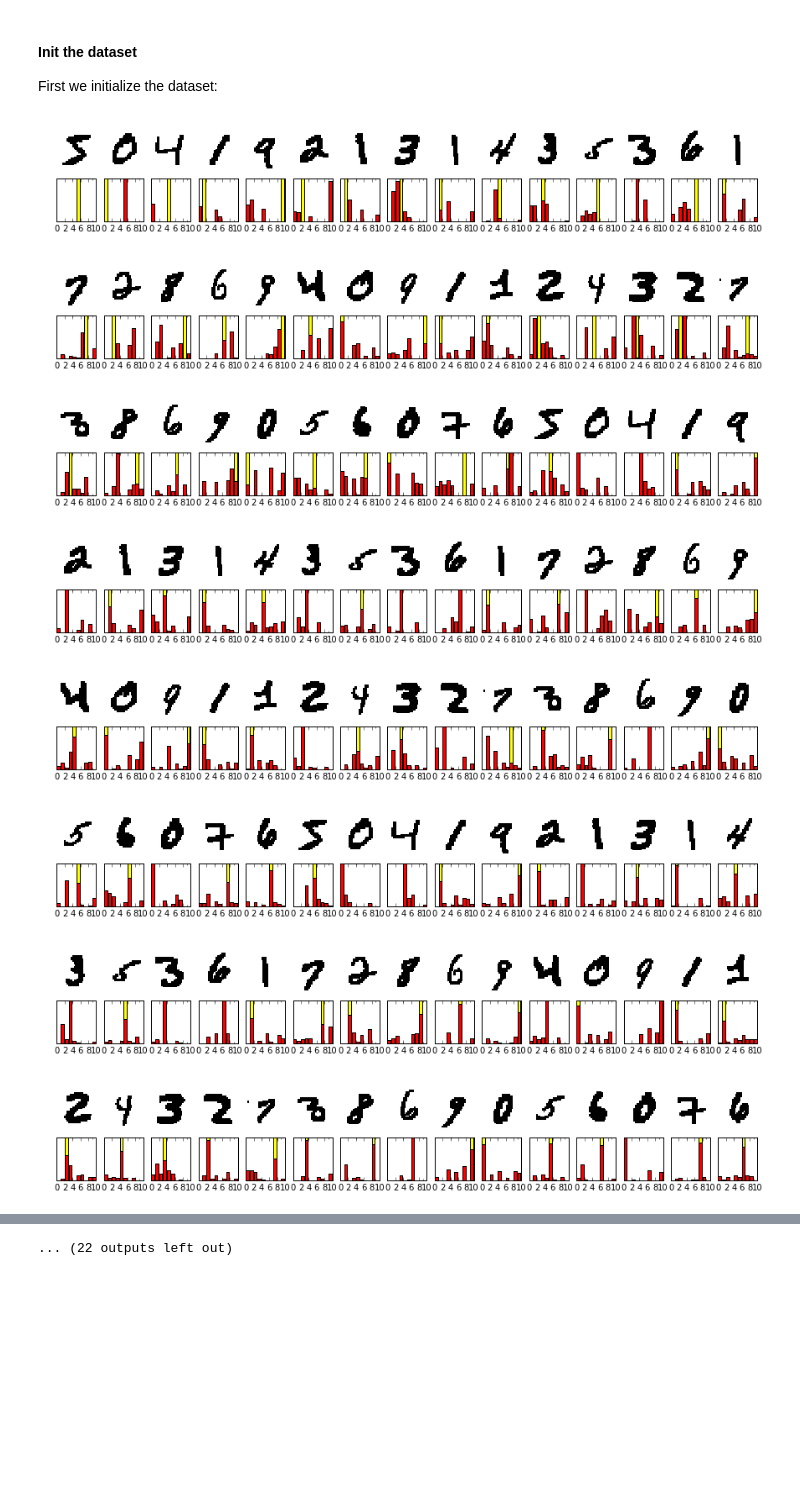
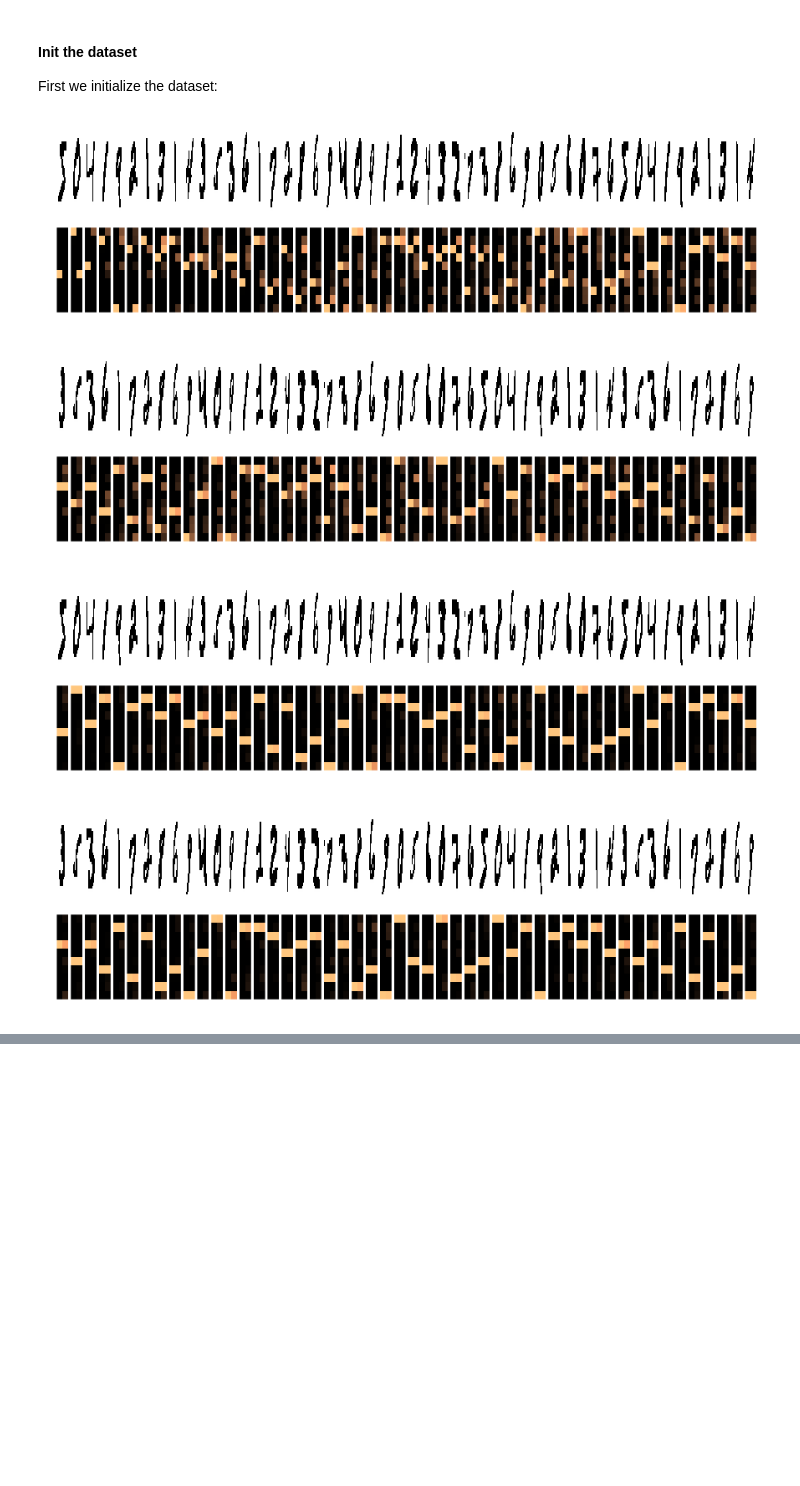
Before and after one commit to cecconeurale/neunet-basics, a Jupyter notebook: course/feedforward.ipynb, the cells around one changed output, grey strips where cells are left out. Drawn from its saved outputs; the diff is of its cells as text; code cells hidden in the pictures; blank space fills up the shorter version.

```diff
--- a/course/feedforward.ipynb
+++ b/course/feedforward.ipynb
@@ -30,50 +30,45 @@ labels = array(mndata.train_labels)[:n_patterns]
 # %%
 trials = 500
 eta = 0.01
 m = 10
 w = zeros([m, n+1])
 x = zeros(n)
 y_target = zeros(m)
 y = zeros(m)
 
-windows = 15
+windows = 50
 
 for t in xrange(trials) :
     pattern_index = t%n_patterns
     x = hstack([ 1, patterns[pattern_index] ])
     y_target *= 0
     y_target[labels[pattern_index]] = 1
 
     y = dot(w,x)
     w += eta*outer(y_target - y, x);
 
+    if t < 100 or t >=trials-100:
+        win_count = t%windows
 
-    win_count = t%windows
+        if win_count == 0:
+            fig = figure(figsize = (15, 4))
 
-    if win_count == 0:
-        fig = figure(figsize = (15, 2))
+        ax1 = fig.add_subplot(2,windows,win_count + 1)
+        ax1.imshow(to_mat(x[1:]), interpolation = 'none',
+               aspect = 'auto', cmap = cm.binary )
+        ax1.set_axis_off()
+        ax2 = fig.add_subplot(2,windows,win_count+windows+1)
+        m = vstack([y_target, y]).T
+        ax2.imshow(m, interpolation = 'none',
+               aspect = 'auto', cmap = cm.copper,
+                   vmin=0, vmax=1)
+        ax2.set_axis_off()
+        fig.canvas.draw()
 
-    ax1 = fig.add_subplot(2,windows,win_count + 1)
-    ax1.imshow(to_mat(x[1:]), interpolation = 'none',
-               aspect = 'auto', cmap = cm.binary )
-    ax1.set_axis_off()
-    ax2 = fig.add_subplot(2,windows,win_count+windows+1)
-    ax2.bar(arange(m),y_target,color='yellow')
-    ax2.bar(arange(m),y,color='red')
-    ax2.set_yticks([])
-    ax2.set_xticks([0,4,9],[0,4,9])
-    ax2.axes.get_xaxis().set_visible('true')
-    ylim([0,1])
-    fig.canvas.draw()
-
-    if win_count == windows - 1 :
-        show()
+        if win_count == windows - 1 :
+            show()
 # %% [output]
-[figure, old version]
+[figure, new version]
-[figure, old version]
+[figure, new version]
-[figure, old version]
+[figure, new version]
-[figure, old version]
+[figure, new version]
-[figure, removed]
-[figure, removed]
-[figure, removed]
-[figure, removed]
@@ -84,4 +75,3 @@ for t in xrange(trials) :
-... (22 outputs left out)
 # %% [markdown]
 <br><br><br><br><br><br><br><br><br><br><br><br><br><br>
 The next cell is just for styling
```
Also changed, not shown: parts of 1 cell of this notebook.
